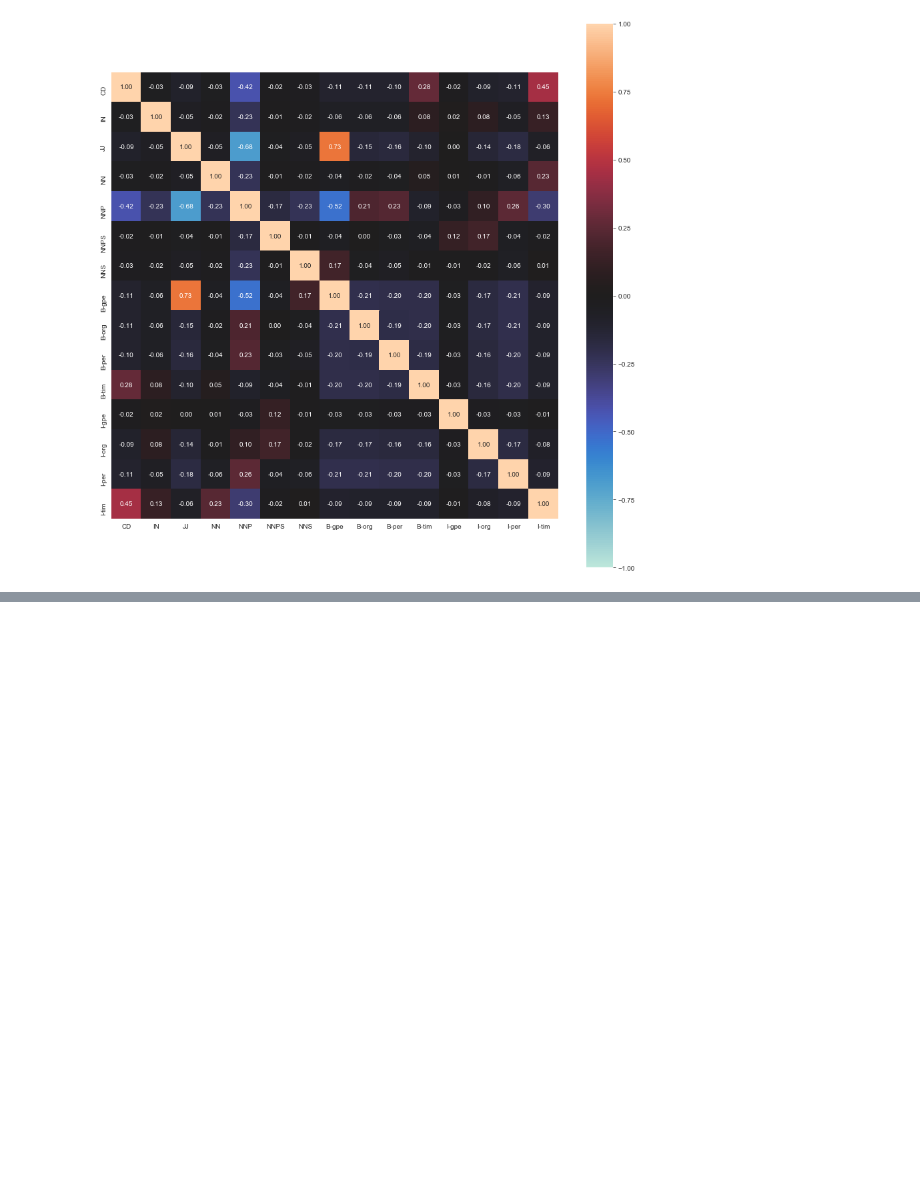
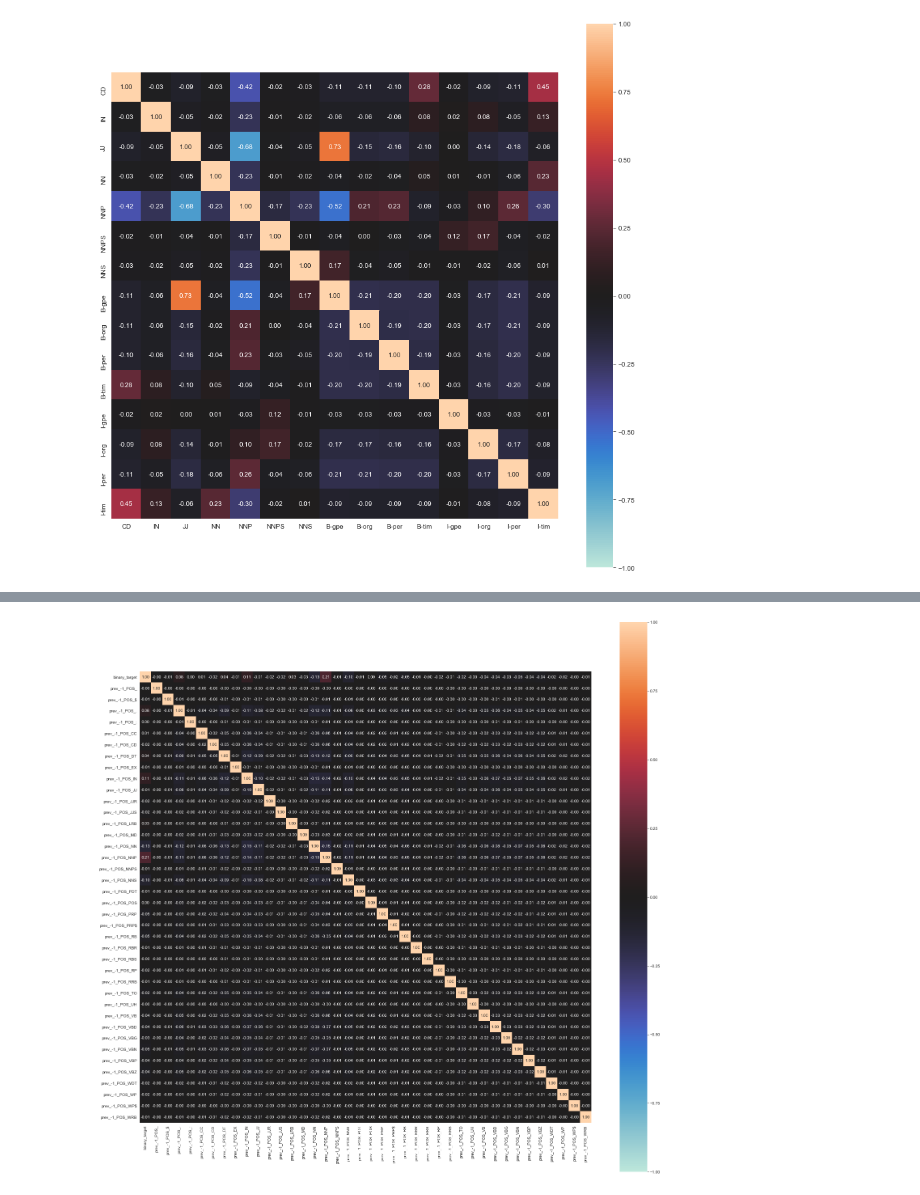
Before and after one commit to Ioana-P/Named_Entity_Recog_project, a Jupyter notebook: 3. EDA.ipynb, the cells around one changed output, grey strips where cells are left out. Cells and saved outputs as stored; diff of their text form; code cells hidden in the pictures; blank space fills up the shorter version.

```diff
--- a/3. EDA.ipynb
+++ b/3. EDA.ipynb
@@ -257,0 +495,4 @@ Now what we see above very neatly visualises and confirms some of our prior insi
+# %%
+dummies_df_1 = feature_df[['binary_target','prev_-1_POS',]]
+dummies_df_1 = pd.get_dummies(dummies_df_1, columns = ['prev_-1_POS',])
+dummies_df_1.head()
@@ -257,0 +507,4 @@ Now what we see above very neatly visualises and confirms some of our prior insi
+# %%
+associations(dummies_df_1, theil_u=True, figsize=(25,25));
+# %% [output]
+[figure, added]
```
Also changed, not shown: parts of 35 cells of this notebook, 1 other file.
